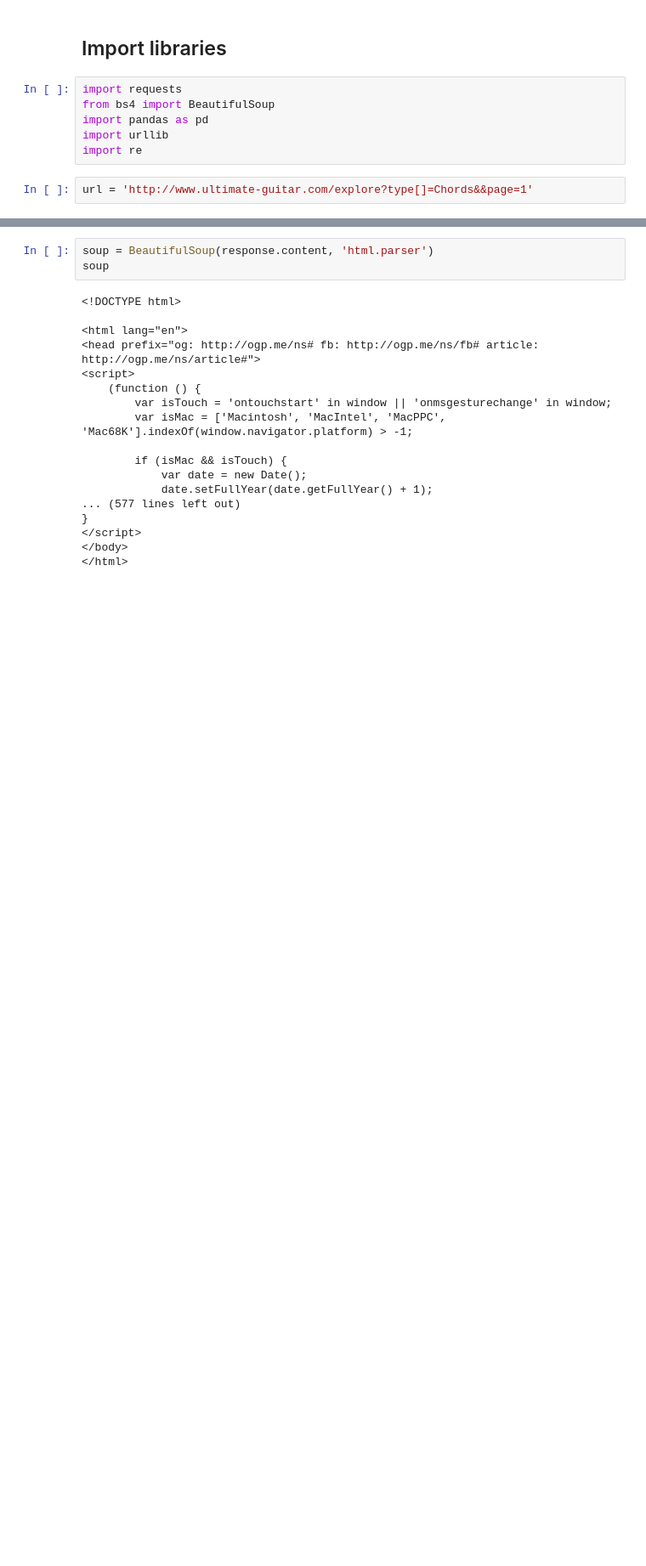
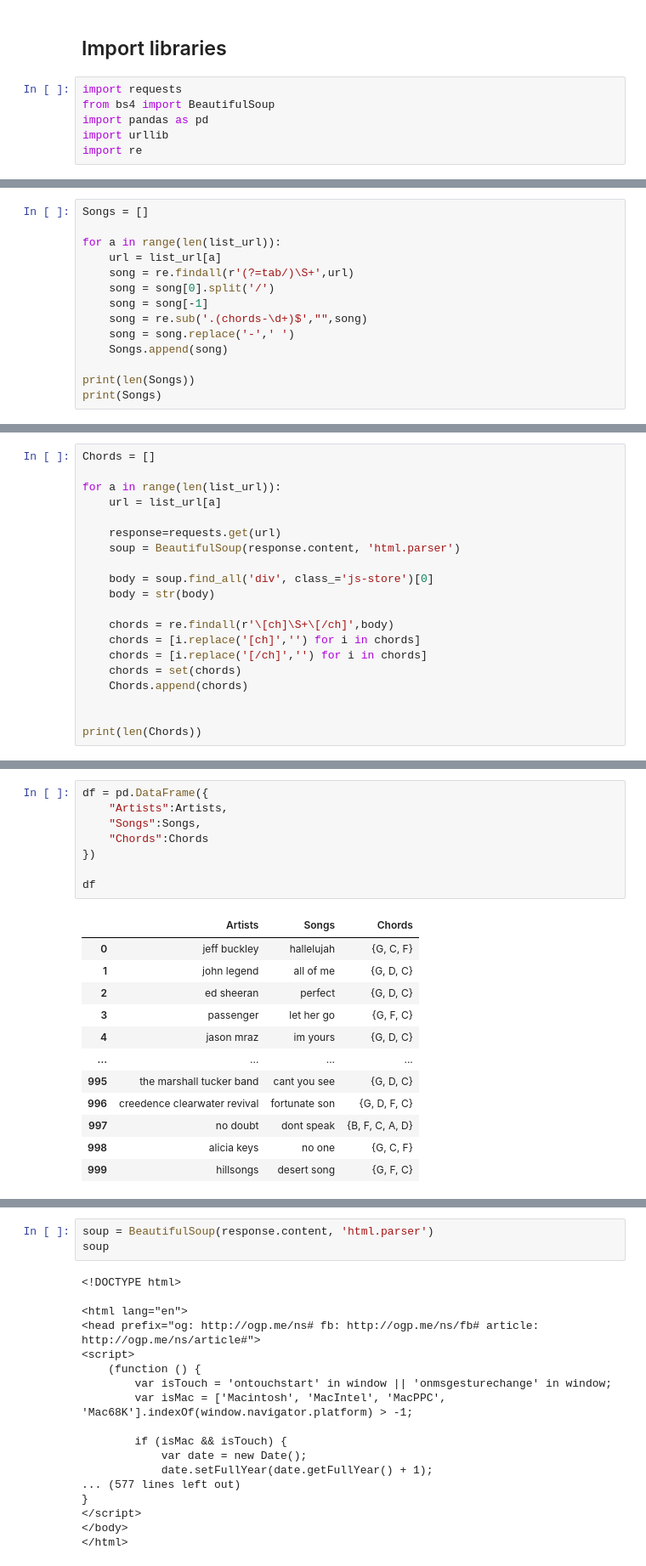
Before and after one commit to ErwanDB/Project-Week-5-Your-Own-Project, a Jupyter notebook: your-project/Data_scraping.ipynb, the cells around one changed output, grey strips where cells are left out. Shown at 85% size. Drawn from its saved outputs; the diff is of its cells as text; blank space fills up the shorter version.

```diff
--- a/your-project/Data_scraping.ipynb
+++ b/your-project/Data_scraping.ipynb
@@ -8,5 +8,3 @@ from bs4 import BeautifulSoup
 import pandas as pd
 import urllib
 import re
-# %%
-url = 'http://www.ultimate-guitar.com/explore?type[]=Chords&&page=1'
@@ -83,0 +96,14 @@ response
+# %%
+Songs = []
+
+for a in range(len(list_url)):
+    url = list_url[a]
+    song = re.findall(r'(?=tab/)\S+',url)
+    song = song[0].split('/')
+    song = song[-1]
+    song = re.sub('.(chords-\d+)$',"",song)
+    song = song.replace('-',' ')
+    Songs.append(song)
+
+print(len(Songs))
+print(Songs)
@@ -83,0 +113,20 @@ response
+# %%
+Chords = []
+
+for a in range(len(list_url)):
+    url = list_url[a]
+
+    response=requests.get(url)
+    soup = BeautifulSoup(response.content, 'html.parser')
+
+    body = soup.find_all('div', class_='js-store')[0]
+    body = str(body)
+
+    chords = re.findall(r'\[ch]\S+\[/ch]',body)
+    chords = [i.replace('[ch]','') for i in chords]
+    chords = [i.replace('[/ch]','') for i in chords]
+    chords = set(chords)
+    Chords.append(chords)
+
+
+print(len(Chords))
@@ -83,0 +139,21 @@ response
+# %%
+df = pd.DataFrame({
+    "Artists":Artists,
+    "Songs":Songs,
+    "Chords":Chords
+})
+
+df
+# %% [output]
+|  | Artists | Songs | Chords |
+| 0 | jeff buckley | hallelujah | {G, C, F} |
+| 1 | john legend | all of me | {G, D, C} |
+| 2 | ed sheeran | perfect | {G, D, C} |
+| 3 | passenger | let her go | {G, F, C} |
+| 4 | jason mraz | im yours | {G, D, C} |
+| ... | ... | ... | ... |
+| 995 | the marshall tucker band | cant you see | {G, D, C} |
+| 996 | creedence clearwater revival | fortunate son | {G, D, F, C} |
+| 997 | no doubt | dont speak | {B, F, C, A, D} |
+| 998 | alicia keys | no one | {G, C, F} |
+| 999 | hillsongs | desert song | {G, F, C} |
```
Also changed, not shown: parts of 18 cells of this notebook.
